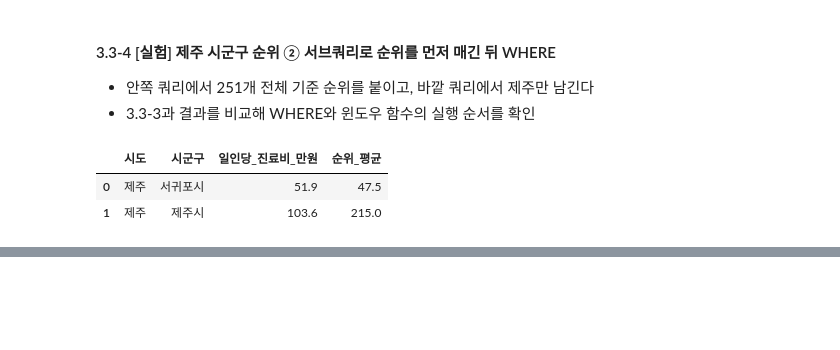
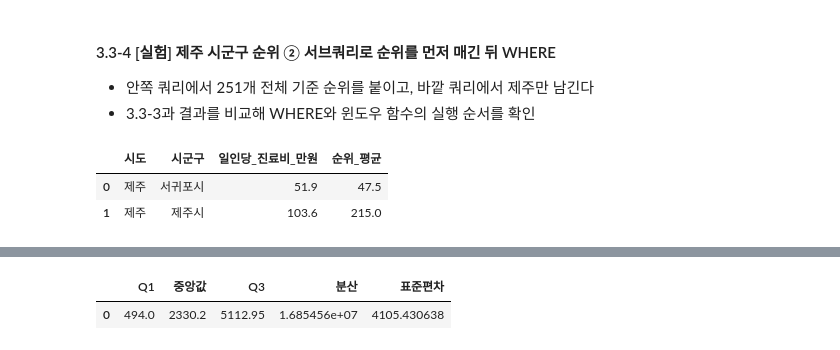
Before and after one commit to woohyun029/SQL-Data-Processing-Practice, a Jupyter notebook: SQL_03_HIRA.ipynb, the cells around one changed output, grey strips where cells are left out. Saved outputs shown, nothing was run; the diff lists cells and outputs as text; code cells hidden in the pictures; blank space fills up the shorter version.

```diff
--- a/SQL_03_HIRA.ipynb
+++ b/SQL_03_HIRA.ipynb
@@ -235,0 +316,19 @@ pd.read_sql(q, conn)
+# %%
+q = """
+SELECT AVG(CASE WHEN rn IN (63,64)    THEN x END) AS Q1,
+       AVG(CASE WHEN rn = 126         THEN x END) AS 중앙값,
+       AVG(CASE WHEN rn IN (188, 189) THEN x END) AS Q3,
+       SUM((x - 전체평균) * (x - 전체평균)) / (COUNT(*) - 1) AS 분산
+FROM (
+    SELECT 진료비_억원 AS x,
+         ROW_NUMBER() OVER (ORDER BY 진료비_억원) AS rn,
+         AVG(진료비_억원) OVER() AS 전체평균
+    FROM hira_eda
+)
+"""
+r = pd.read_sql(q, conn)
+r['표준편차'] = r['분산'] ** 0.5
+r
+# %% [output]
+|  | Q1 | 중앙값 | Q3 | 분산 | 표준편차 |
+| 0 | 494.0 | 2330.2 | 5112.95 | 1.685456e+07 | 4105.430638 |
```
Also changed, not shown: parts of 18 cells of this notebook.
